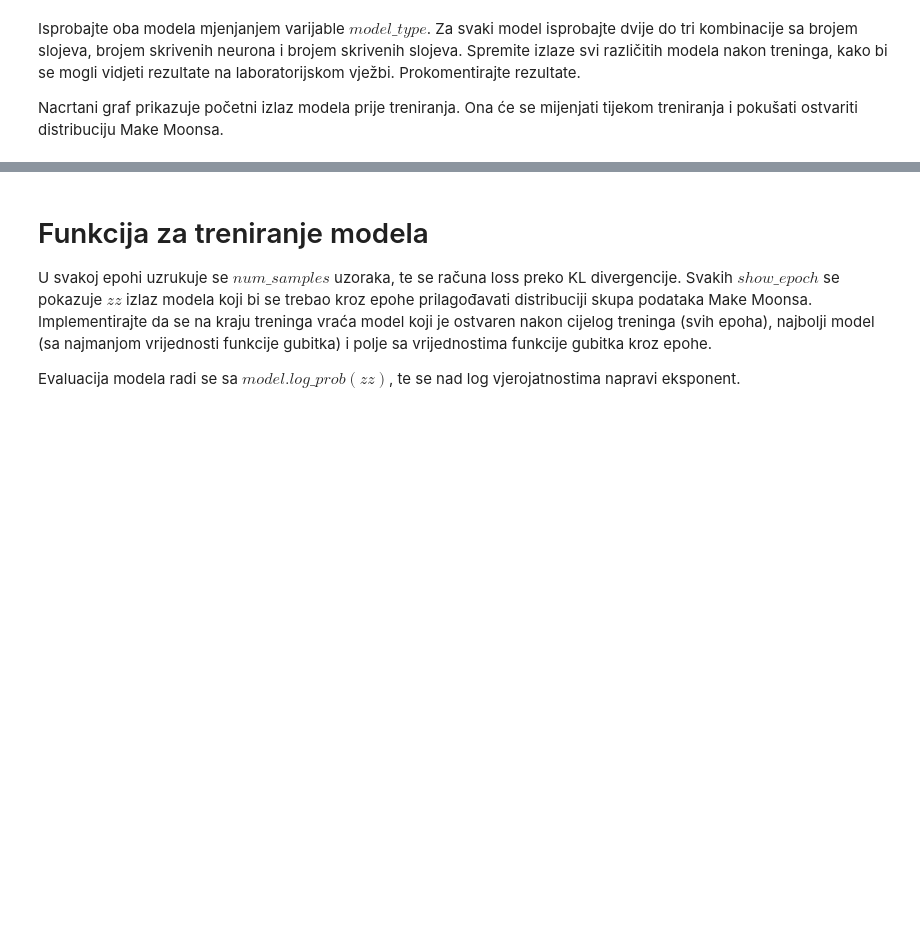
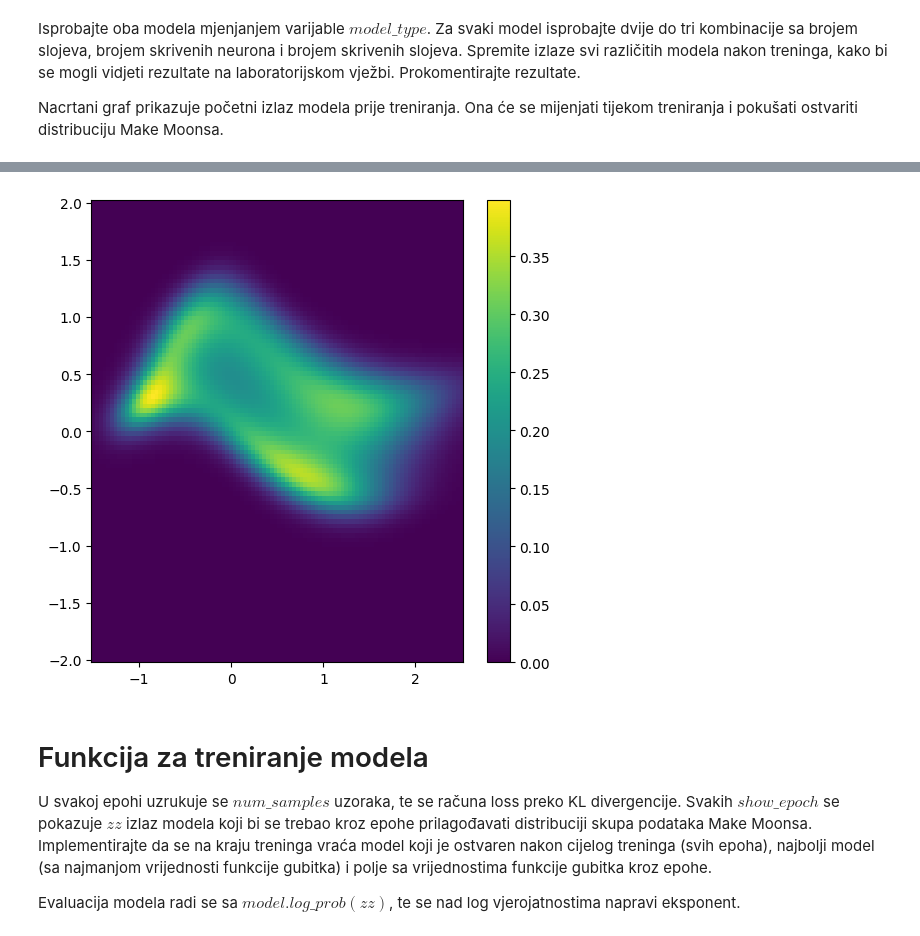
Before and after one commit to dinogrgic1/fer-deep-learning-2-labs, a Jupyter notebook: lab5/lab5.ipynb, the cells around one changed output, grey strips where cells are left out. Cells and saved outputs as stored; diff of their text form; code cells hidden in the pictures; blank space fills up the shorter version.

```diff
--- a/lab5/lab5.ipynb
+++ b/lab5/lab5.ipynb
@@ -57,9 +55,12 @@ def create_residual_nf(num_layers, hidden_units, hidden_layers):
     flows = []
 
     latent_size = 2
+    channels = [hidden_units] * hidden_layers
+    channels.insert(0, 2)
+    channels.append(2)
 
     for i in range(num_layers):
-        param_map = nf.nets.LipschitzMLP([], init_zeros=True)
+        param_map = nf.nets.LipschitzMLP(channels, init_zeros=True, lipschitz_const=0.9)
 
         flows.append(nf.flows.Residual(param_map, reduce_memory=True, reverse=True))
         flows.append(nf.flows.ActNorm(latent_size))
@@ -100,7 +101,7 @@ def create_nvp(num_layers, hidden_units):
     flows = []
 
     for i in range(num_layers):
-        param_map = nf.nets.MLP([], init_zeros=True)
+        param_map = nf.nets.MLP([1, hidden_units, 2], init_zeros=True)
         flows.append(nf.flows.AffineCouplingBlock(param_map))
         flows.append(nf.flows.Permute(2, mode='swap'))
 
@@ -164,7 +165,7 @@ Prokomentirajte rezultate.
 
 Nacrtani graf prikazuje početni izlaz modela prije treniranja. Ona će se mijenjati tijekom treniranja i pokušati ostvariti distribuciju Make Moonsa.
 # %%
-model_type =
+model_type = 'nvp'
 DEVICE = 'cuda' if torch.cuda.is_available() else 'cpu'
 
 if model_type == 'residual':
@@ -180,8 +181,8 @@ if model_type == 'nvp':
     num_layers = 16
     hidden_units = 128
 
-    model = create_nvp(num_layers=num_layers, hidden_units=hidden_units)
-    model.to(DEVICE)
+    model_nvp = create_nvp(num_layers=num_layers, hidden_units=hidden_units)
+    model_nvp.to(DEVICE)
 
 zz = zz.to(DEVICE)
 
@@ -191,3 +191,4 @@ SyntaxError: invalid syntax (Temp/ipykernel_16624/596503084.py, line 1)
+[figure, added]
 # %% [markdown]
 # Funkcija za treniranje modela
 
```
Also changed, not shown: parts of 7 cells of this notebook, 5 other files.
